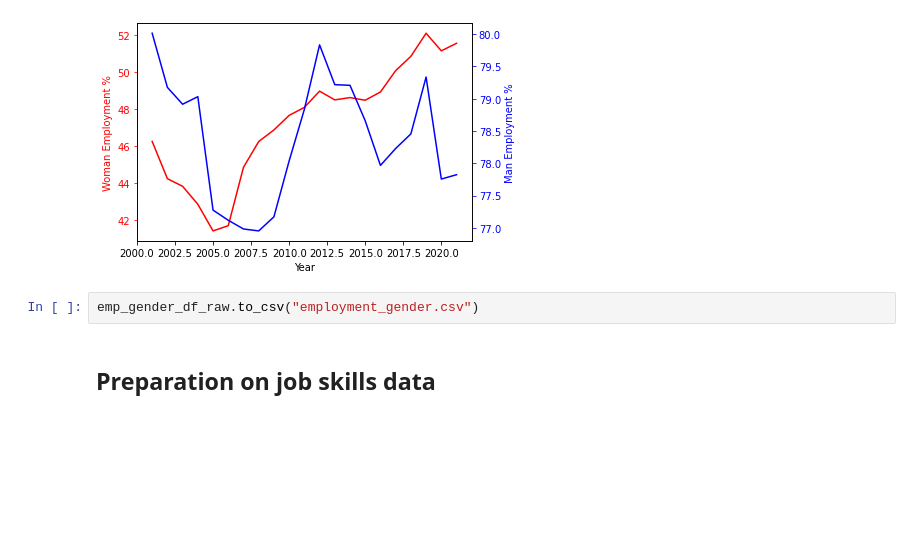
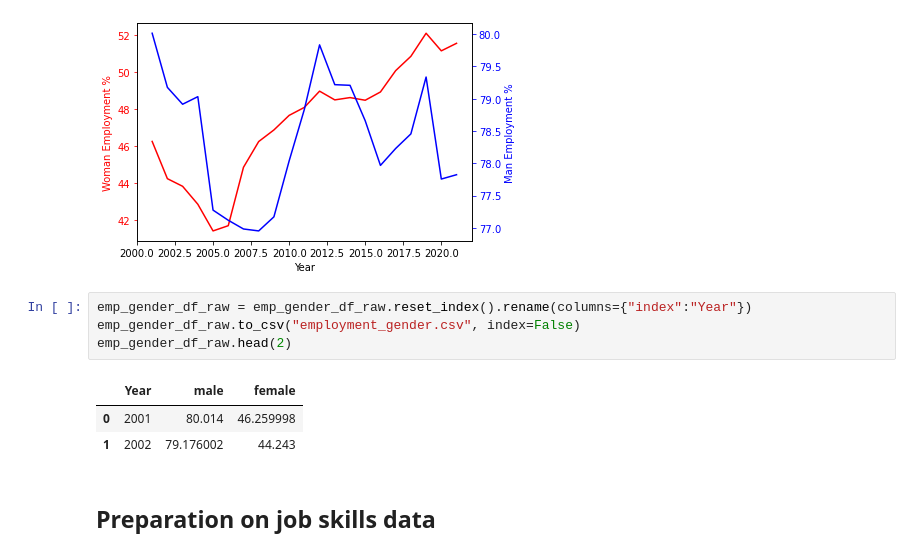
Before and after one commit to bryan273/Inequality-Gender-Employment, a Jupyter notebook: Project_Gigih_EM.ipynb, the cells around one changed output. Saved outputs shown, nothing was run; the diff lists cells and outputs as text; blank space fills up the shorter version.

Commit message:
Solve duplicate column and tidy up file

```diff
--- a/Project_Gigih_EM.ipynb
+++ b/Project_Gigih_EM.ipynb
@@ -351,8 +353,14 @@ plot_timeseries(ax2, emp_gender_df_raw.index, emp_gender_df_raw['male'], 'blue',
 plt.show()
 # %% [output]
 [figure]
-# %%
-emp_gender_df_raw.to_csv("employment_gender.csv")
+# %%
+emp_gender_df_raw = emp_gender_df_raw.reset_index().rename(columns={"index":"Year"})
+emp_gender_df_raw.to_csv("employment_gender.csv", index=False)
+emp_gender_df_raw.head(2)
+# %% [output]
+|  | Year | male | female |
+| 0 | 2001 | 80.014 | 46.259998 |
+| 1 | 2002 | 79.176002 | 44.243 |
 # %% [markdown]
 ## Preparation on job skills data
 # %%
```
Also changed, not shown: parts of 6 cells of this notebook.
